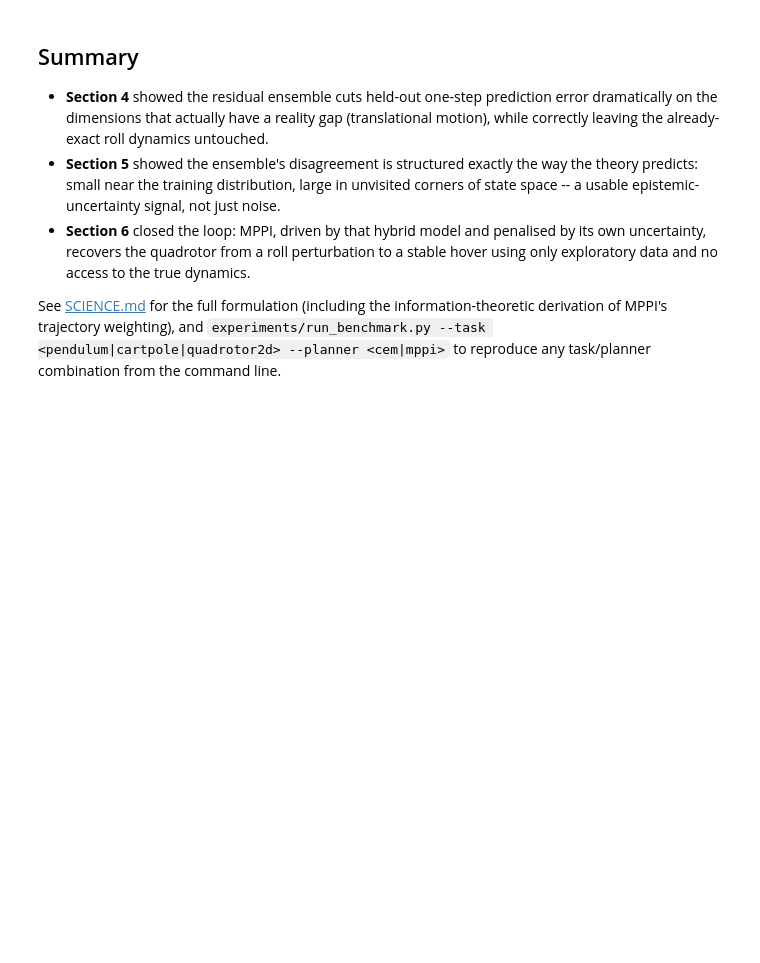
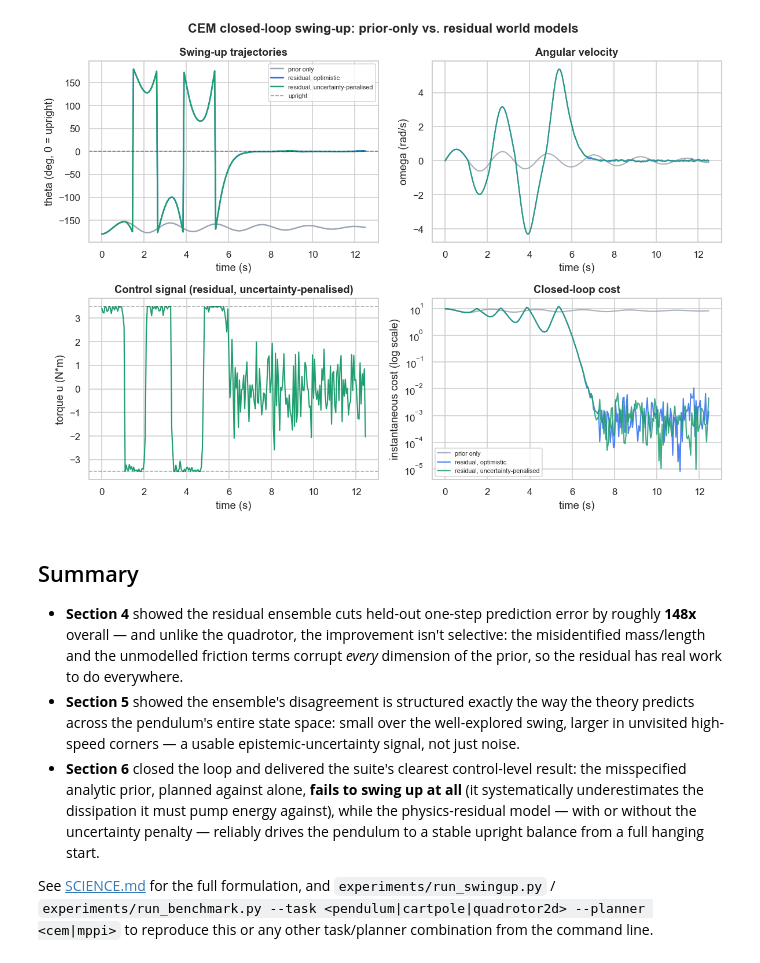
Before and after one commit to Yiannosste/Physics-Residual-World-Model, a Jupyter notebook: demo.ipynb, the cells around one changed output. Saved outputs shown, nothing was run; the diff lists cells and outputs as text; code cells hidden in the pictures; blank space fills up the shorter version.

```diff
--- a/demo.ipynb
+++ b/demo.ipynb
@@ -335,20 +313,68 @@ fig.tight_layout()
+# %%
+t = np.arange(T + 1) * true_system.dt
+colors = {"prior only": PALETTE["prior"], "residual, optimistic": PALETTE["model"],
+          "residual, uncertainty-penalised": PALETTE["trajectory"]}
+
+fig, axes = plt.subplots(2, 2, figsize=(11, 8))
+
+ax = axes[0, 0]
+for name, res in results.items():
+    ax.plot(t, np.degrees(wrap_angle(res["trajectory"][:, 0])), color=colors[name], lw=1.6, label=name)
+ax.axhline(0.0, color="k", lw=1, ls="--", alpha=0.5, label="upright")
+ax.set_xlabel("time (s)")
+ax.set_ylabel("theta (deg, 0 = upright)")
+ax.set_title("Swing-up trajectories")
+ax.legend(fontsize=7)
+
+ax = axes[0, 1]
+for name, res in results.items():
+    ax.plot(t, res["trajectory"][:, 1], color=colors[name], lw=1.4, alpha=0.85, label=name)
+ax.set_xlabel("time (s)")
+ax.set_ylabel("omega (rad/s)")
+ax.set_title("Angular velocity")
+
+ax = axes[1, 0]
+best = "residual, uncertainty-penalised"
+ax.plot(t[:-1], results[best]["actions"][:, 0], color=colors[best], lw=1.4)
+ax.axhline(prior.u_max, color="k", lw=1, ls="--", alpha=0.4)
+ax.axhline(-prior.u_max, color="k", lw=1, ls="--", alpha=0.4)
+ax.set_xlabel("time (s)")
+ax.set_ylabel("torque u (N*m)")
+ax.set_title(f"Control signal ({best})")
+
+ax = axes[1, 1]
+for name, res in results.items():
+    ax.plot(t[:-1], res["cost"], color=colors[name], lw=1.4, alpha=0.85, label=name)
+ax.set_yscale("log")
+ax.set_xlabel("time (s)")
+ax.set_ylabel("instantaneous cost (log scale)")
+ax.set_title("Closed-loop cost")
+ax.legend(fontsize=7)
+
+fig.suptitle("CEM closed-loop swing-up: prior-only vs. residual world models", fontweight="bold")
+fig.tight_layout()
+# %% [output]
+[figure, added]
 # %% [markdown]
 ## Summary
 
 * **Section 4** showed the residual ensemble cuts held-out one-step
-  prediction error dramatically on the dimensions that actually have a
-  reality gap (translational motion), while correctly leaving the
-  already-exact roll dynamics untouched.
+  prediction error by roughly **148x** overall — and unlike the quadrotor,
+  the improvement isn't selective: the misidentified mass/length and the
+  unmodelled friction terms corrupt *every* dimension of the prior, so the
+  residual has real work to do everywhere.
 * **Section 5** showed the ensemble's disagreement is structured exactly the
-  way the theory predicts: small near the training distribution, large in
-  unvisited corners of state space -- a usable epistemic-uncertainty signal,
-  not just noise.
-* **Section 6** closed the loop: MPPI, driven by that hybrid model and
-  penalised by its own uncertainty, recovers the quadrotor from a roll
-  perturbation to a stable hover using only exploratory data and no access to
-  the true dynamics.
+  way the theory predicts across the pendulum's entire state space: small
+  over the well-explored swing, larger in unvisited high-speed corners — a
+  usable epistemic-uncertainty signal, not just noise.
+* **Section 6** closed the loop and delivered the suite's clearest
+  control-level result: the misspecified analytic prior, planned against
+  alone, **fails to swing up at all** (it systematically underestimates the
+  dissipation it must pump energy against), while the physics-residual model
+  — with or without the uncertainty penalty — reliably drives the pendulum
+  to a stable upright balance from a full hanging start.
 
-See [SCIENCE.md](SCIENCE.md) for the full formulation (including the
-information-theoretic derivation of MPPI's trajectory weighting), and
-`experiments/run_benchmark.py --task <pendulum|cartpole|quadrotor2d> --planner
-<cem|mppi>` to reproduce any task/planner combination from the command line.
+See [SCIENCE.md](SCIENCE.md) for the full formulation, and
+`experiments/run_swingup.py` / `experiments/run_benchmark.py --task
+<pendulum|cartpole|quadrotor2d> --planner <cem|mppi>` to reproduce this or
+any other task/planner combination from the command line.
```
Also changed, not shown: parts of 17 cells of this notebook, 2 other files.
